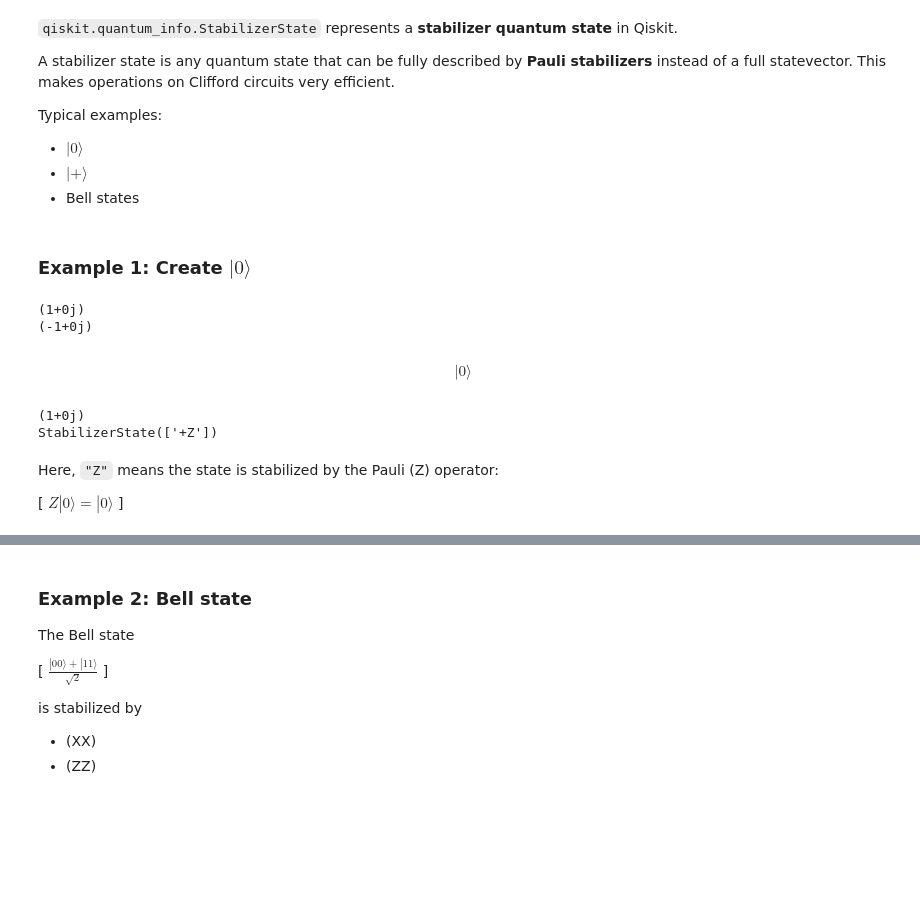
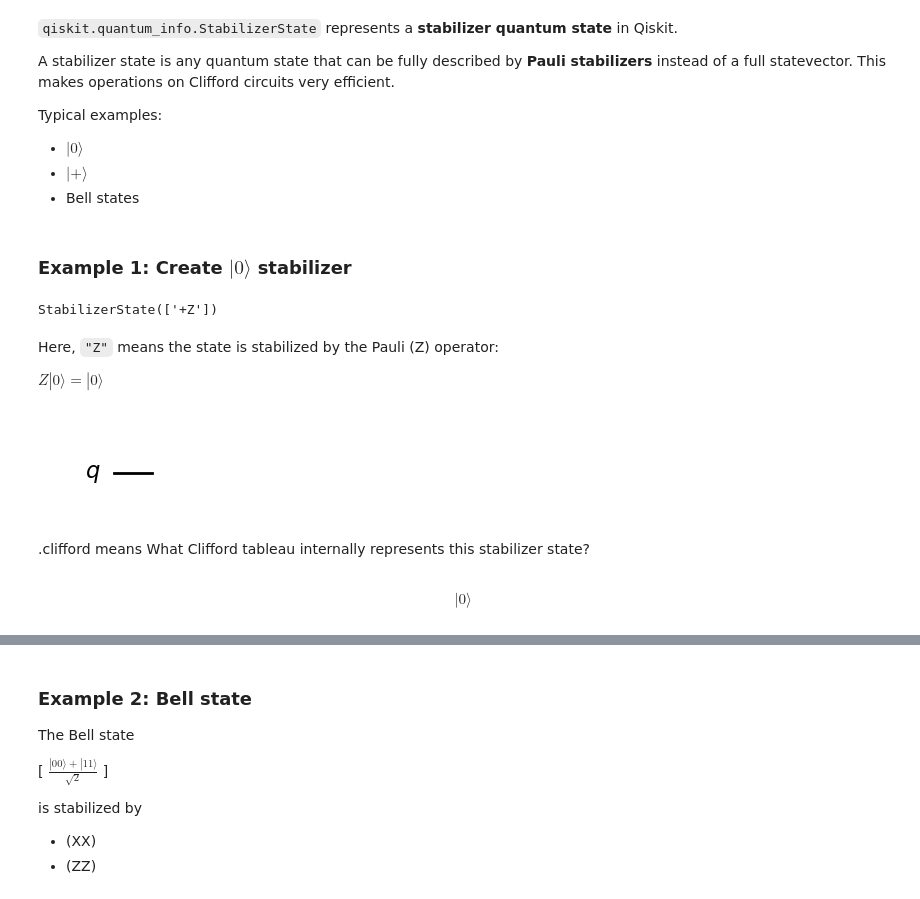
Before and after one commit to AKookani/BrickwallCliffordCircuit, a Jupyter notebook: Toy_MIPTs_with_Qiskit_Stablizers.ipynb, the cells around one changed output, grey strips where cells are left out. Saved outputs shown, nothing was run; the diff lists cells and outputs as text; code cells hidden in the pictures; blank space fills up the shorter version.

```diff
--- a/Toy_MIPTs_with_Qiskit_Stablizers.ipynb
+++ b/Toy_MIPTs_with_Qiskit_Stablizers.ipynb
@@ -34,33 +34,27 @@ Typical examples:
 * $|+\rangle$
 * Bell states
 # %% [markdown]
-### Example 1: Create $|0\rangle$
+### Example 1: Create $|0\rangle$ stabilizer
 # %%
 from qiskit.quantum_info import StabilizerState, Statevector, SparsePauliOp
 
-psi1 = Statevector.from_label('0')
-psi2 = Statevector.from_label('1')
-print(psi1.expectation_value(SparsePauliOp('Z')))
-print(psi2.expectation_value(SparsePauliOp('Z')))
-
-state = StabilizerState.from_stabilizer_list(["Z"]) #returns the state is stabilized by Z operator
-psi = Statevector.from_instruction(
-    state.clifford.to_circuit()
-)
-display(psi.draw('latex'))
-# .clifford = What Clifford tableau internally represents this stabilizer state?
-print(psi.expectation_value(SparsePauliOp('Z')))
-
-print(state)
+stabilizer_state = StabilizerState.from_stabilizer_list(["Z"]) #returns the state is stabilized by Z operator
+print(stabilizer_state)
 # %% [output]
-(1+0j)
-(-1+0j)
+StabilizerState(['+Z'])
-$$ |0\rangle$$
-(1+0j)
-StabilizerState(['+Z'])
 # %% [markdown]
 Here, `"Z"` means the state is stabilized by the Pauli (Z) operator:
 
-[
 $Z|0\rangle = |0\rangle$
-]
+# %%
+Clifford_circuit = stabilizer_state.clifford.to_circuit()
+display(Clifford_circuit.draw('mpl'))
+# %% [output]
+[figure, added]
+# %% [markdown]
+.clifford means What Clifford tableau internally represents this stabilizer state?
+# %%
+psi = Statevector.from_instruction(Clifford_circuit)
+display(psi.draw('latex'))
+# %% [output]
+$$ |0\rangle$$
```
Also changed, not shown: parts of 3 cells of this notebook.
